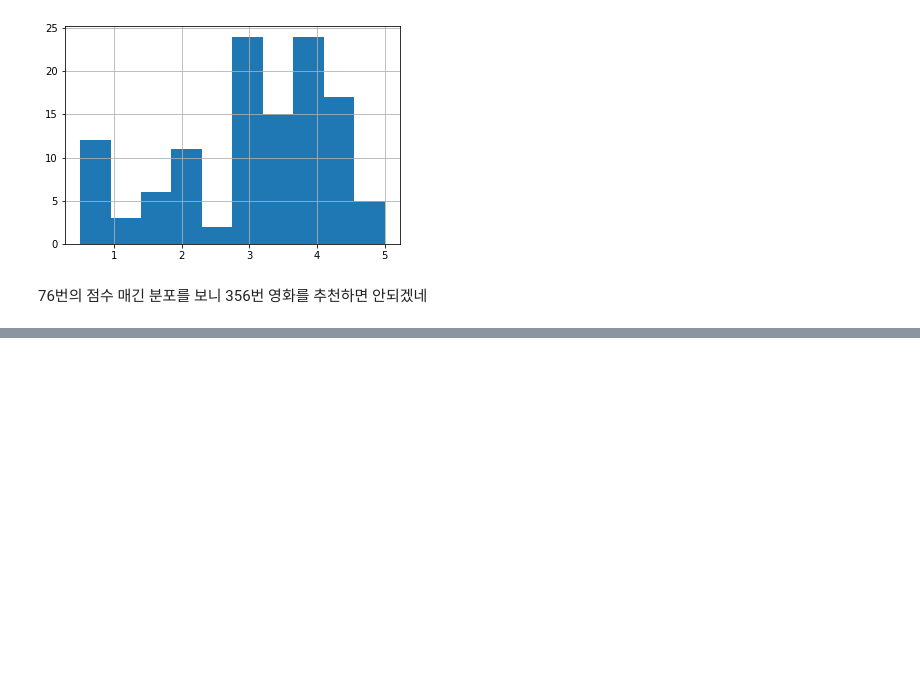
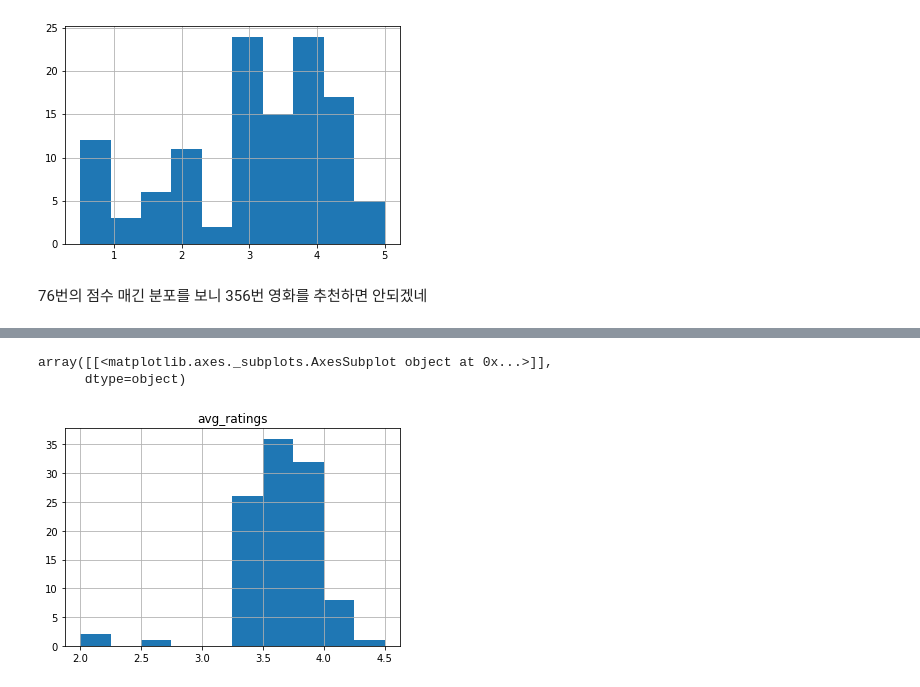
Before and after one commit to thxxx/datascience, a Jupyter notebook: MovieLens.ipynb, the cells around one changed output, grey strips where cells are left out. Drawn from its saved outputs; the diff is of its cells as text; code cells hidden in the pictures; blank space fills up the shorter version.

```diff
--- a/MovieLens.ipynb
+++ b/MovieLens.ipynb
@@ -417,0 +590,3 @@ ratings_df[ratings_df.userId == 76]['rating'].hist()
+# %%
+title_df = movies_df.copy()
+title_df.head()
@@ -417,0 +601,3 @@ ratings_df[ratings_df.userId == 76]['rating'].hist()
+# %%
+title_df['year'] = title_df['title'].str.extract(('(\(\d\d\d\d\))'))
+title_df.head()
@@ -417,0 +655,4 @@ ratings_df[ratings_df.userId == 76]['rating'].hist()
+# %%
+title_df.dropna(axis=0, inplace=True) # year이 nan인게 다 없어진다. 뭐든지 nan이 있는 axis=0//row 가 drop되는 듯
+title_df['year'] = title_df['year'].apply(lambda x: x.replace('(','').replace(')',''))
+title_df.head()
@@ -417,0 +775,8 @@ ratings_df[ratings_df.userId == 76]['rating'].hist()
+# %%
+results = []
+for year in title_df['year'].unique():
+  avg_rating = ratings_df['rating'][ratings_df['movieId'].isin(title_df[title_df['year']==str(year)].index)].mean()
+  results.append((year, avg_rating))
+
+result_df = pd.DataFrame(results, columns=['year', 'avg_ratings'])
+result_df.sort_values(by='year')
@@ -417,0 +797,6 @@ ratings_df[ratings_df.userId == 76]['rating'].hist()
+# %%
+result_df.hist()
+# %% [output]
+array([[<matplotlib.axes._subplots.AxesSubplot object at 0x...>]],
+      dtype=object)
+[figure, added]
```
Also changed, not shown: parts of 43 cells of this notebook.
